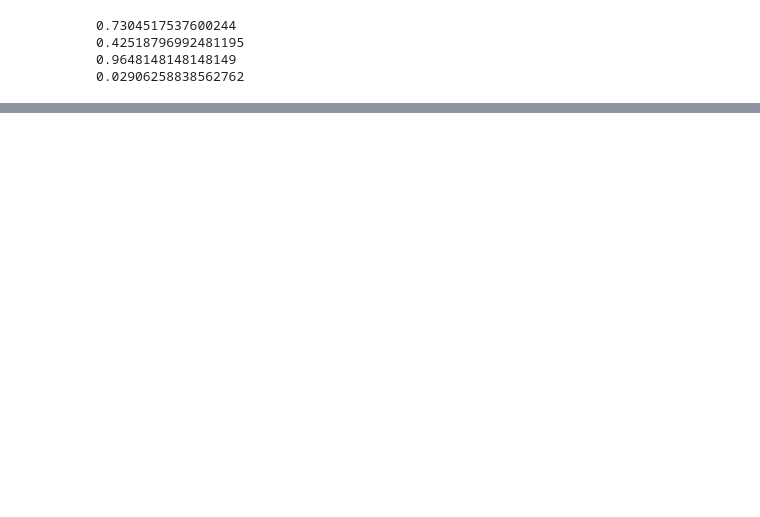
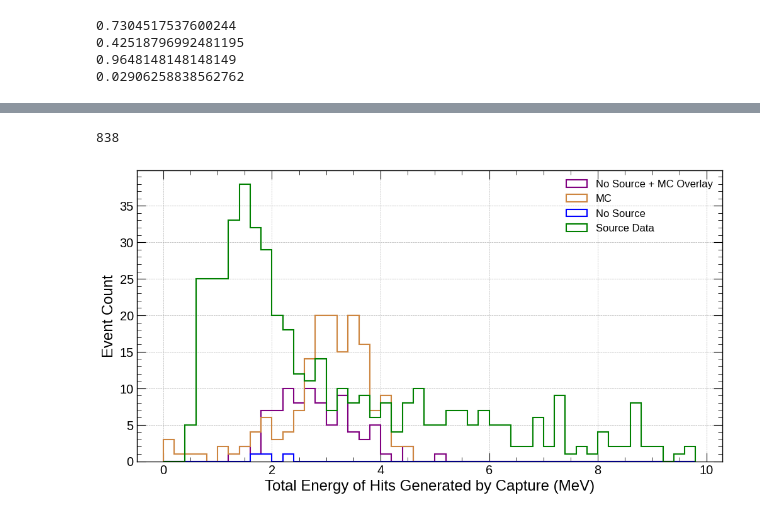
Before and after one commit to lmlepin9/2x2_neutron_sources, a Jupyter notebook: AmBe/charge/Hit_Clustering.ipynb, the cells around one changed output, grey strips where cells are left out. Drawn from its saved outputs; the diff is of its cells as text; code cells hidden in the pictures; blank space fills up the shorter version.

Commit message:
Added new preliminary features for inspecting data and applying DBSCAN on data

```diff
--- a/AmBe/charge/Hit_Clustering.ipynb
+++ b/AmBe/charge/Hit_Clustering.ipynb
@@ -760,0 +889,14 @@ plt.show()
+# %%
+# Load source-on data
+
+source_on_data = '/global/cfs/cdirs/dune/www/data/2x2/nearline_run2/flowed_charge/ColdOperations/data/2025_Operations_Cold/source/AmBe_0411/packet-0060080-2025_11_04_09_46_37_CST.FLOW.hdf5'
+
+E_data, loc_data, evtid_data = load_source_data(source_on_data)
+# %%
+# Apply DBSCan on data
+
+optimum_eps = 1
+optimum_clustersize = 4
+
+# Cluster using optimized DBSCAN parameter
+cluster_label_data = cluster_data(loc_data, evtid_data, optimum_clustersize, optimum_eps, cluster_3d=True)
@@ -760,0 +921,7 @@ plt.show()
+# %%
+# Get cluster energy
+E_cluster_data = get_cluster_energy(evtid_data, E_data, cluster_label_data)
+# %%
+print(len(E_cluster_data))
+# %% [output]
+838
@@ -760,0 +935,17 @@ plt.show()
+# %%
+plt.figure(figsize=(12, 6))
+
+plt.hist(E_cluster, color='purple', histtype='step', bins=np.arange(0,10,0.2), label='No Source + MC Overlay')
+plt.hist(E_truth, color='peru', histtype='step', bins=np.arange(0,10,0.2), label='MC')
+plt.hist(E_cluster_bkg, color='blue', histtype='step', bins=np.arange(0,10,0.2), label='No Source')
+plt.hist(E_cluster_data, color='green', histtype='step', bins=np.arange(0,10,0.2), label='Source Data')
+
+plt.xlabel('Total Energy of Hits Generated by Capture (MeV)')
+plt.ylabel('Event Count')
+plt.grid(True)
+#plt.yscale('log')
+#plt.ylim((0,10))
+plt.legend()
+plt.show()
+# %% [output]
+[figure, added]
```
Also changed, not shown: parts of 26 cells of this notebook, 2 other files.
